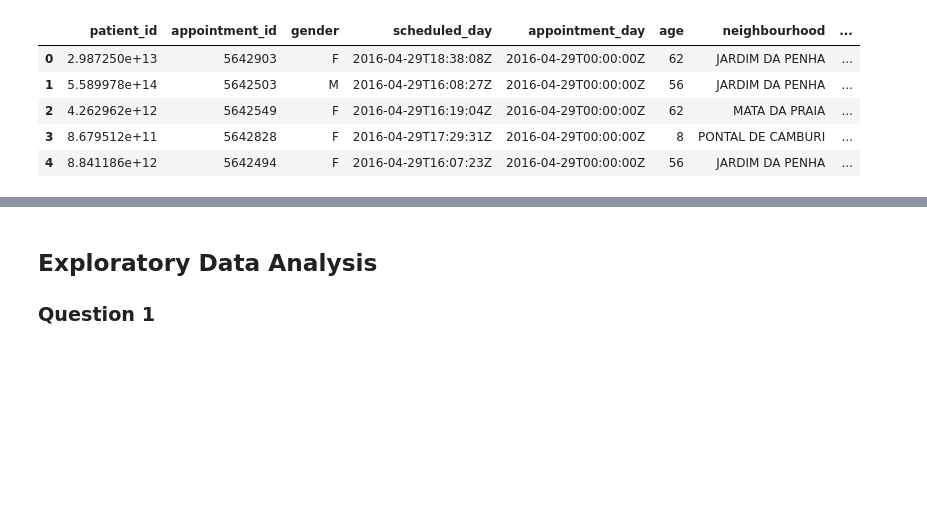
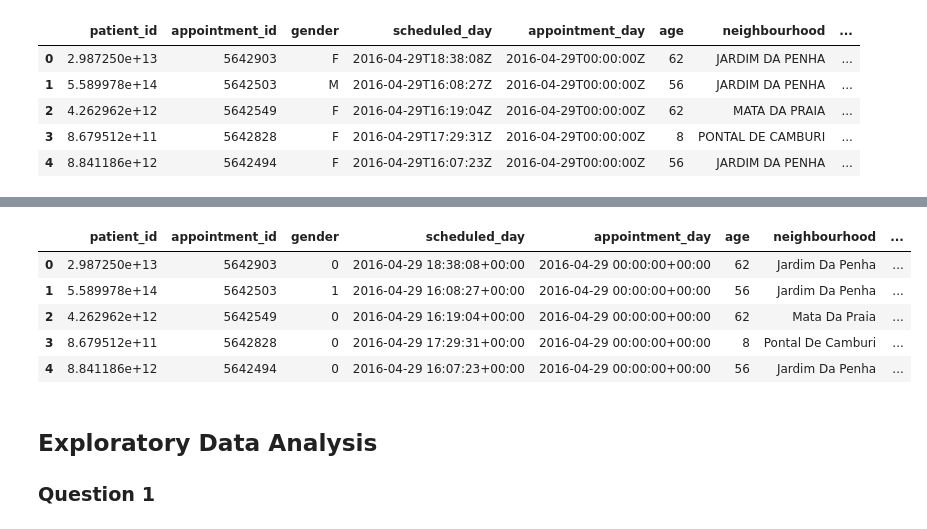
Before and after one commit to anneruhnke/no_show_analysis_update, a Jupyter notebook: no_show_analysis_update.ipynb, the cells around one changed output, grey strips where cells are left out. Saved outputs shown, nothing was run; the diff lists cells and outputs as text; code cells hidden in the pictures; blank space fills up the shorter version.

Commit message:
Clean data

```diff
--- a/no_show_analysis_update.ipynb
+++ b/no_show_analysis_update.ipynb
@@ -221,3 +208,9 @@ df.head()
 | 2 | 4.262962e+12 | 5642549 | F | 2016-04-29T16:19:04Z | 2016-04-29T00:00:00Z | 62 | MATA DA PRAIA | ... |
 | 3 | 8.679512e+11 | 5642828 | F | 2016-04-29T17:29:31Z | 2016-04-29T00:00:00Z | 8 | PONTAL DE CAMBURI | ... |
 | 4 | 8.841186e+12 | 5642494 | F | 2016-04-29T16:07:23Z | 2016-04-29T00:00:00Z | 56 | JARDIM DA PENHA | ... |
+# %%
+# adjust data types
+df.scheduled_day = pd.to_datetime(df.scheduled_day)
+df.appointment_day = pd.to_datetime(df.appointment_day)
+
+df.info()
@@ -223,0 +235,5 @@ df.head()
+# %%
+# adjust string values with integer values (no_show)
+df.no_show = df.no_show.replace(['Yes', 'No'], [0, 1])
+
+df.no_show.value_counts()
@@ -223,0 +244,4 @@ df.head()
+# %%
+df.gender = df.gender.replace(['F', 'M'], [0, 1])
+
+df.gender.value_counts()
@@ -223,0 +252,13 @@ df.head()
+# %%
+# adjust unrealistic values for age
+
+age = df.age.value_counts()
+age = pd.DataFrame(age).reset_index().rename(columns={'index':'age', 'age':'count'}).sort_values(by=('age'))
+age
+
+# values below 0 and above 100 seem unrealistic
+
+df = df.drop(df[df.age > 100].index)
+df = df.drop(df[df.age < 0].index)
+
+df.age.value_counts()
@@ -224,3 +279,17 @@ df.head()
+# %%
+# adjust neighbourhood
+
+df.neighbourhood = df.neighbourhood.str.lower()
+df.neighbourhood = df.neighbourhood.str.title()
+
+df.head()
+# %% [output]
+|  | patient_id | appointment_id | gender | scheduled_day | appointment_day | age | neighbourhood | ... |
+| 0 | 2.987250e+13 | 5642903 | 0 | 2016-04-29 18:38:08+00:00 | 2016-04-29 00:00:00+00:00 | 62 | Jardim Da Penha | ... |
+| 1 | 5.589978e+14 | 5642503 | 1 | 2016-04-29 16:08:27+00:00 | 2016-04-29 00:00:00+00:00 | 56 | Jardim Da Penha | ... |
+| 2 | 4.262962e+12 | 5642549 | 0 | 2016-04-29 16:19:04+00:00 | 2016-04-29 00:00:00+00:00 | 62 | Mata Da Praia | ... |
+| 3 | 8.679512e+11 | 5642828 | 0 | 2016-04-29 17:29:31+00:00 | 2016-04-29 00:00:00+00:00 | 8 | Pontal De Camburi | ... |
+| 4 | 8.841186e+12 | 5642494 | 0 | 2016-04-29 16:07:23+00:00 | 2016-04-29 00:00:00+00:00 | 56 | Jardim Da Penha | ... |
 # %% [markdown]
 <a id='eda'></a>
 ## Exploratory Data Analysis
```
Also changed, not shown: parts of 15 cells of this notebook.
